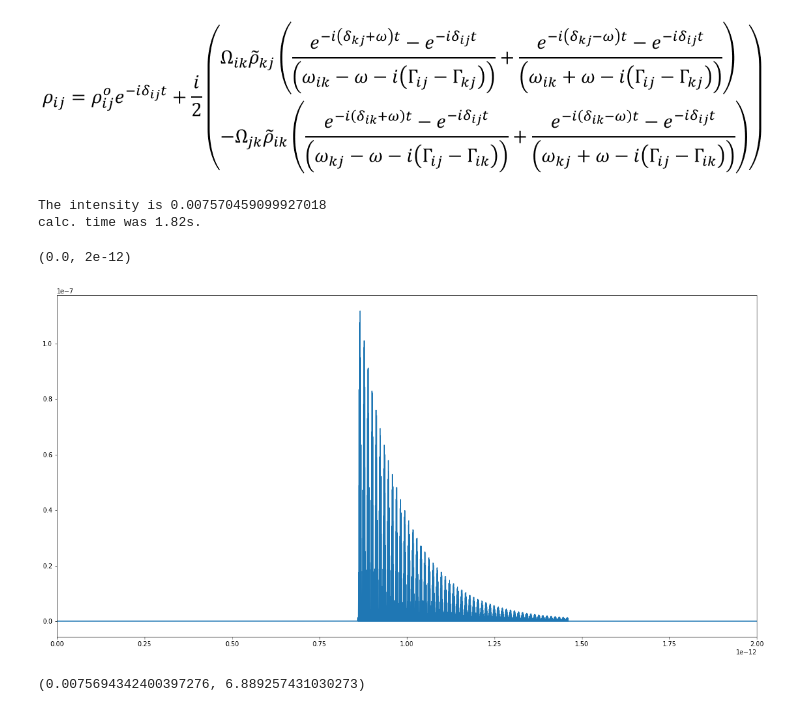
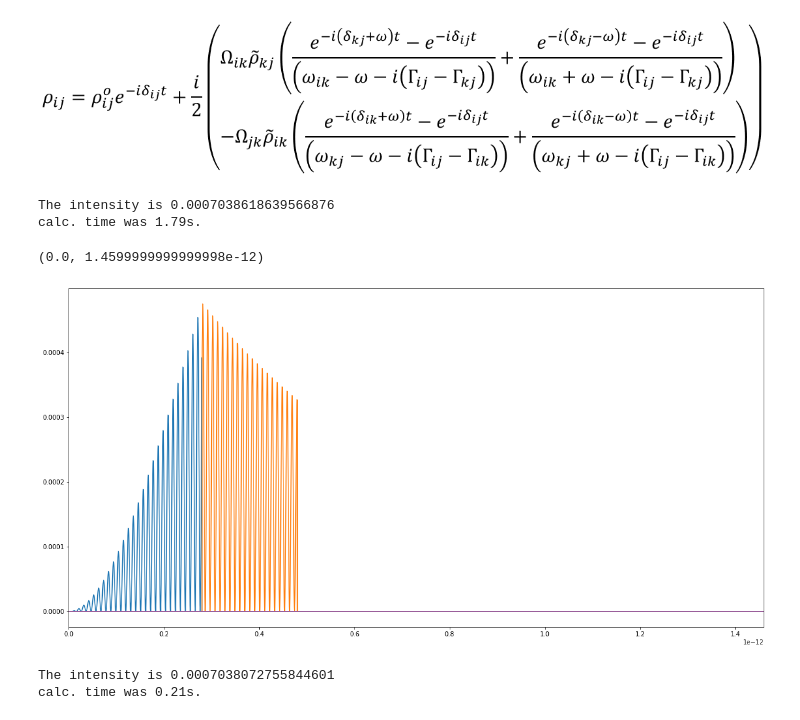
Before and after one commit to wright-group/WrightSim, a Jupyter notebook: transients/Transient Modeling.ipynb, the cells around one changed output. Drawn from its saved outputs; the diff is of its cells as text; code cells hidden in the pictures.

```diff
--- a/transients/Transient Modeling.ipynb
+++ b/transients/Transient Modeling.ipynb
@@ -82,7 +82,7 @@ omega1_trans = 1600*c*100*2*np.pi
 omega2_trans = 3000*c*100*2*np.pi
 omega3_trans = 9800*c*100*2*np.pi
 omega_l1 = 1600*c*100*2*np.pi
-omega_l2 = 3000*c*100*2*np.pi
+omega_l2 = 2990*c*100*2*np.pi
 omega_l3 = 9670*c*100*2*np.pi
 gamma_gaval = 5*c*2*np.pi*100
 gamma_baval = 8*c*2*np.pi*100
@@ -126,44 +126,44 @@ a = bra_abs(Rabi1,
             1/1e-12,
             t-t0)*pulse1 #trans1, driven, 0 to t1
 b = fid(a[pulse_ends[0]], delta_ij(omega1_trans, gamma_gaval), t-t1)*hs(t-t1)
 c = ket_abs(Rabi2,
             delta_ij(omega1_trans, gamma_gaval),
             delta_ij(omega2_trans, gamma_baval),
             omega_l2,
             omega2_trans,
             gamma_baval,
             gamma_gaval,
             t-t2)*pulse2*b
 d = fid(c[pulse_ends[1]], delta_ij(omega2_trans, gamma_baval), t-t3)*hs(t-t3)
 e = ket_abs(Rabi3,
             delta_ij(omega2_trans, gamma_baval),
             delta_ij(omega3_trans, gamma_eaval),
             omega_l3,
             omega3_trans,
             gamma_eaval,
             gamma_baval,
             t-t4)*pulse3*d
 
-
 print(f'The intensity is {np.sum(np.real(e*np.conjugate(e)))}')
 
 time2 = time.time()
 print(f'calc. time was {round(time2-time1,2)}s.')
 
-#plt.plot(t, np.real(a)**2)
-#plt.plot(t, np.real(b)**2*pulse(t1,t2,t))
-#plt.plot(t, np.real(c)**2)
-#plt.plot(t, np.real(d)**2*pulse(t3,t4,t))
+plt.plot(t, np.real(a)**2)
+plt.plot(t, np.real(b)**2*pulse(t1,t2,t))
+plt.plot(t, np.real(c)**2)
+plt.plot(t, np.real(d)**2*pulse(t3,t4,t))
 plt.plot(t, np.real(e)**2)
 #plt.plot(t, (pulse1+pulse2+pulse3)*max(np.real(a)**2+np.real(c)**2+np.real(e)**2), color='k')
 
-plt.xlim(t0, tmax)
+plt.xlim(t0, t5)
 # %% [output]
-The intensity is 0.007570459099927018
-calc. time was 1.82s.
+The intensity is 0.0007038618639566876
+calc. time was 1.79s.
-(0.0, 2e-12)
+(0.0, 1.4599999999999998e-12)
-[figure, old version]
+[figure, new version]
 # %%
+time11 = time.time()
 T1 = bra_abs(Rabi1,
              delta_ij(0, 1/1e-12),
              delta_ij(omega1_trans, gamma_gaval),
@@ -181,7 +181,7 @@ T2 = ket_abs(Rabi2,
              gamma_baval,
              gamma_gaval,
              t3-t2)
-FID2 = fid(1, delta_ij(omega2_trans, gamma_baval), t)
+FID2 = fid(1, delta_ij(omega2_trans, gamma_baval), np.linspace(t4, t5, int((t5-t4)*1e15*npts)+1)-t3)
 T3 = ket_abs(Rabi3,
              delta_ij(omega2_trans, gamma_baval),
              delta_ij(omega3_trans, gamma_eaval),
@@ -189,21 +189,15 @@ T3 = ket_abs(Rabi3,
              omega3_trans,
              gamma_eaval,
              gamma_baval,
-             t)
-time11 = time.time()
+             np.linspace(t4, t5, int((t5-t4)*1e15*npts)+1)-t4)
+
 coeff = T1*FID1*T2
-test = np.array([coeff*fid(1, delta_ij(omega2_trans, gamma_baval), t-t3)*
-                 ket_abs(Rabi3,
-                         delta_ij(omega2_trans, gamma_baval),
-                         delta_ij(omega3_trans, gamma_eaval),
-                         omega_l3,
-                         omega3_trans,
-                         gamma_eaval,
-                         gamma_baval,
-                         t-t4)
-                 for t in np.linspace(t4, t5, int((t5-t4)*1e15*npts)+1)])
-test_out = np.sum(np.real((test*np.conjugate(test))))
+test = np.array(coeff*FID2*T3)
+
+print(f'The intensity is {np.sum(np.real((test*np.conjugate(test))))}')
 time22 = time.time()
-test_out, (time22-time11)
+
+print(f'calc. time was {round(time22-time11,2)}s.')
 # %% [output]
-(0.0075694342400397276, 6.889257431030273)
+The intensity is 0.0007038072755844601
+calc. time was 0.21s.
```
Also changed, not shown: 9 other files.
